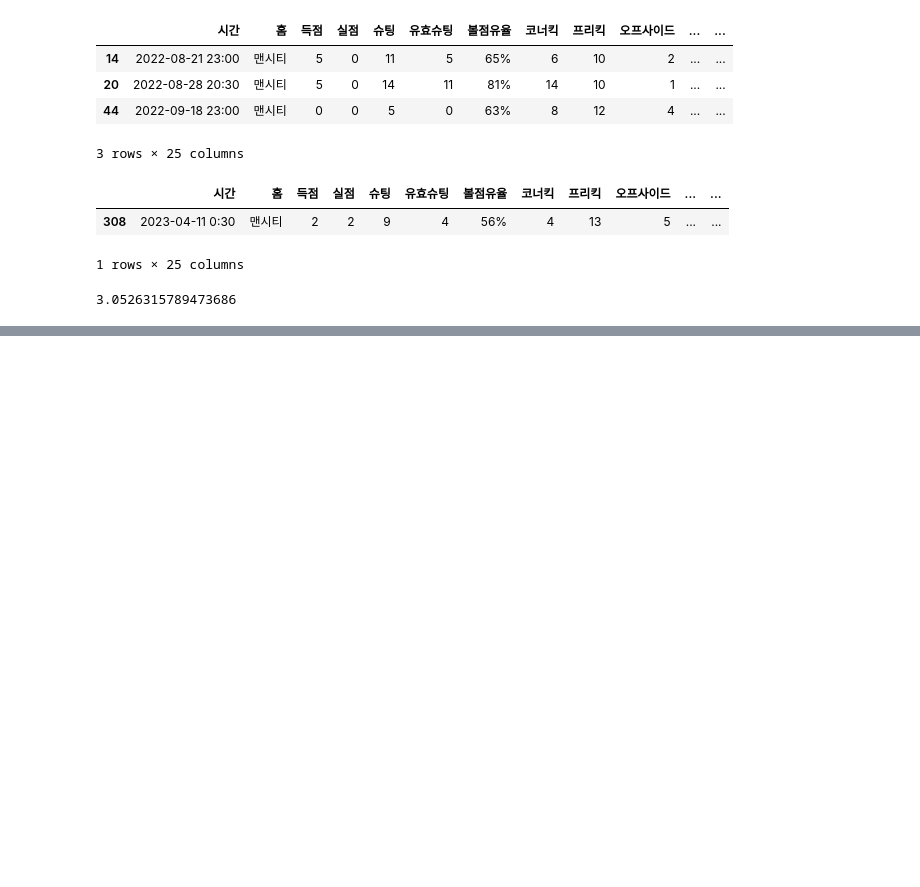
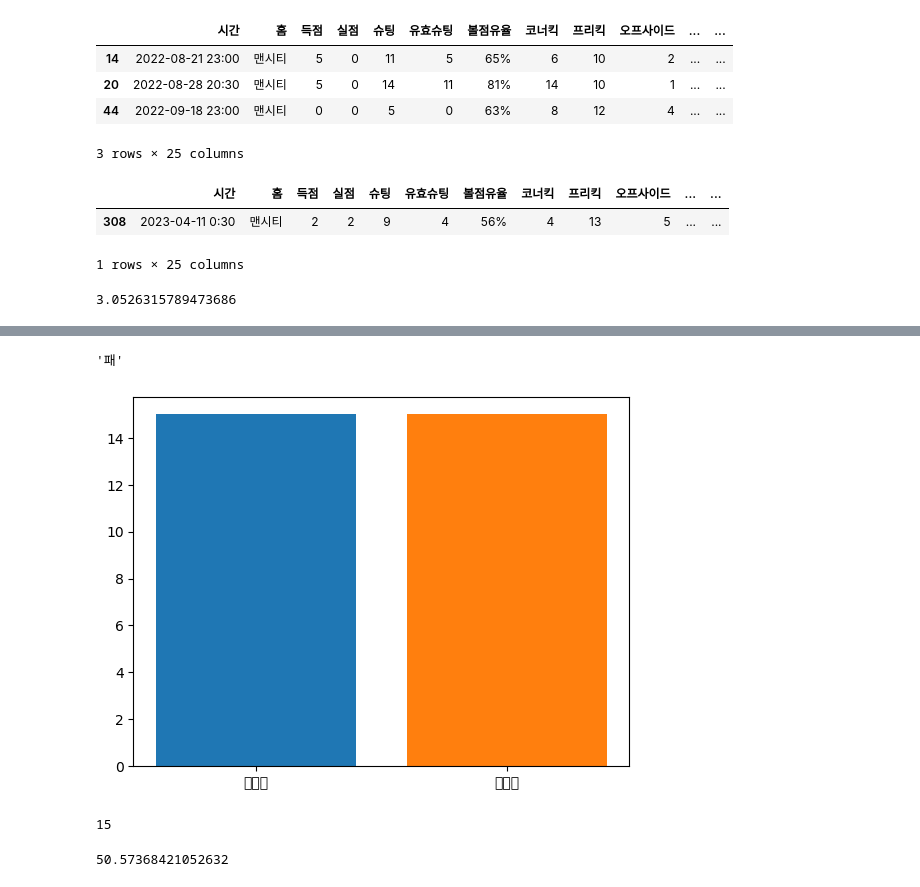
Before and after one commit to cjdrudco/KKC_Python_Project, a Jupyter notebook: Untitled.ipynb, the cells around one changed output, grey strips where cells are left out. Cells and saved outputs as stored; diff of their text form; code cells hidden in the pictures; blank space fills up the shorter version.

```diff
--- a/Untitled.ipynb
+++ b/Untitled.ipynb
@@ -326,0 +378,65 @@ name['득점'].mean()
+# %%
+df = pd.read_csv("data.csv", encoding='cp949')
+
+homeTeam = '맨시티'
+name = df[df['홈'] == homeTeam]
+res = 0
+
+if '득점' > '실점' :
+    res = '승'
+else :
+    res = '패'
+
+res
+# %% [output]
+'패'
+# %%
+homeTeam = '맨시티'
+home = df[df['홈'] == homeTeam]
+
+gain = home['득점'].values.tolist()
+loss = home['실점'].values.tolist()
+
+count = 0
+for i in range(len(gain)):
+    if gain[i] > loss[i]:
+        count += 1
+
+
+awayTeam = '리버풀'
+away = df[df['원정'] == awayTeam]
+
+gain = home['득점'].values.tolist()
+loss = home['실점'].values.tolist()
+
+count2 = 0
+for i in range(len(gain)):
+    if gain[i] > loss[i]:
+        count2 += 1
+
+x1 = homeTeam
+x2 = awayTeam
+
+y1 = count
+y2 = count2
+
+plt.bar(x1, y1)
+plt.bar(x2, y2)
+plt.show()
+# %% [output]
+[figure, added]
+# %%
+awayTeam = '리버풀'
+away = df[df['원정'] == awayTeam]
+
+gain = home['득점'].values.tolist()
+loss = home['실점'].values.tolist()
+
+count2 = 0
+for i in range(len(gain)):
+    if gain[i] > loss[i]:
+        count2 += 1
+
+count2
+# %% [output]
+15
@@ -326,0 +448,5 @@ name['득점'].mean()
+# %%
+avg = sum(t) / len(t)
+avg
+# %% [output]
+50.57368421052632
```
Also changed, not shown: parts of 7 cells of this notebook, 2 other files.
